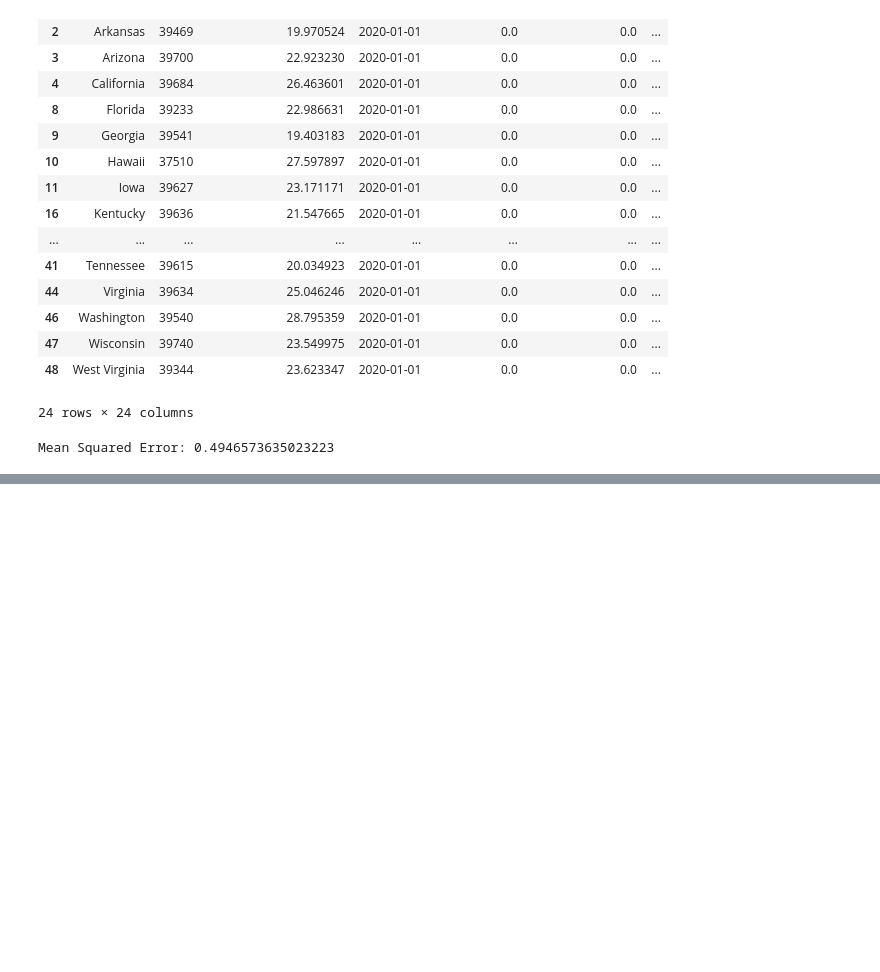
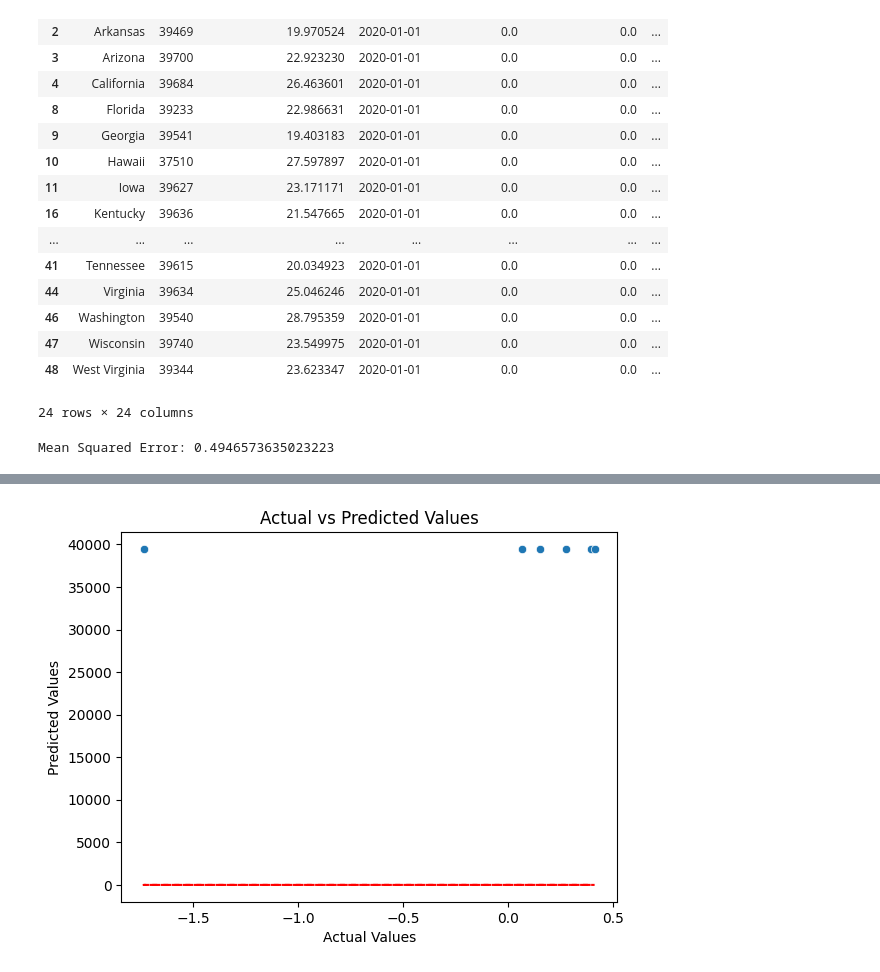
Before and after one commit to eunjeongc/covcast, a Jupyter notebook: Linear Regression (2).ipynb, the cells around one changed output, grey strips where cells are left out. Cells and saved outputs as stored; diff of their text form; code cells hidden in the pictures; blank space fills up the shorter version.

Commit message:
Added Visualization of the linear regression

```diff
--- a/Linear Regression (2).ipynb
+++ b/Linear Regression (2).ipynb
@@ -485,3 +501,16 @@ Notes:
 [1] Standard Errors assume that the covariance matrix of the errors is correctly specified.
 [2] The smallest eigenvalue is      0. This might indicate that there are
 strong multicollinearity problems or that the design matrix is singular.
+# %%
+import matplotlib.pyplot as plt
+import seaborn as sns
+
+# Actual vs predicted values, visualization
+sns.scatterplot(x=y_test.flatten(), y=y_transformed.flatten())
+plt.plot(y_test.flatten(), y_test.flatten(), color='red', linestyle='--')
+plt.title('Actual vs Predicted Values')
+plt.xlabel('Actual Values')
+plt.ylabel('Predicted Values')
+plt.show()
+# %% [output]
+[figure, added]
```
Also changed, not shown: parts of 2 cells of this notebook.
